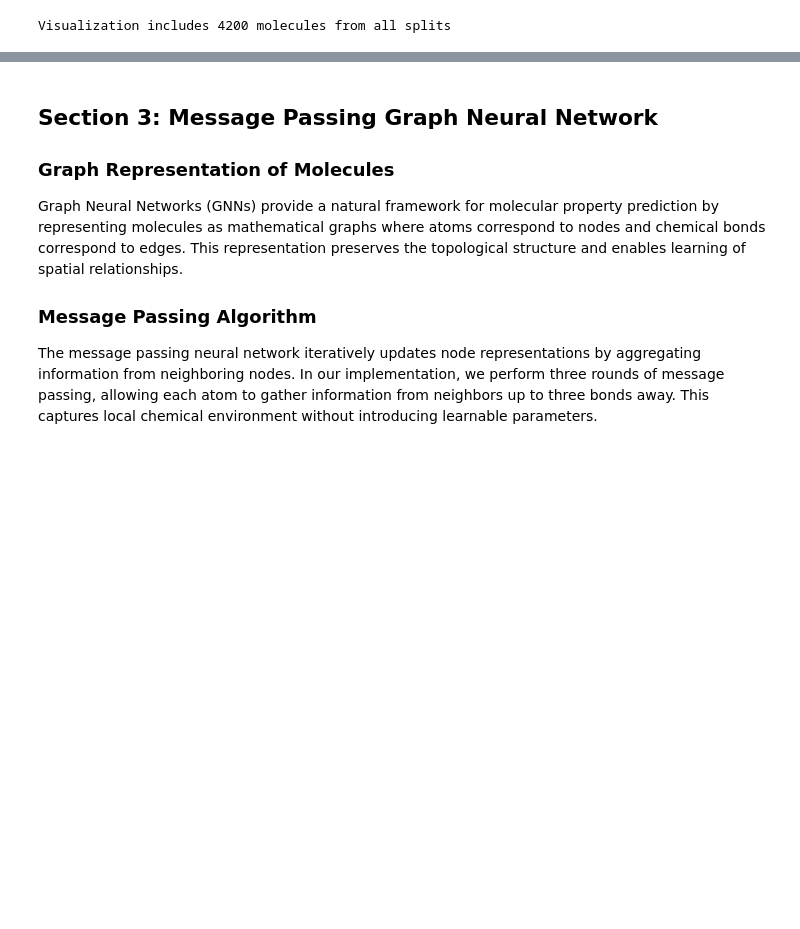
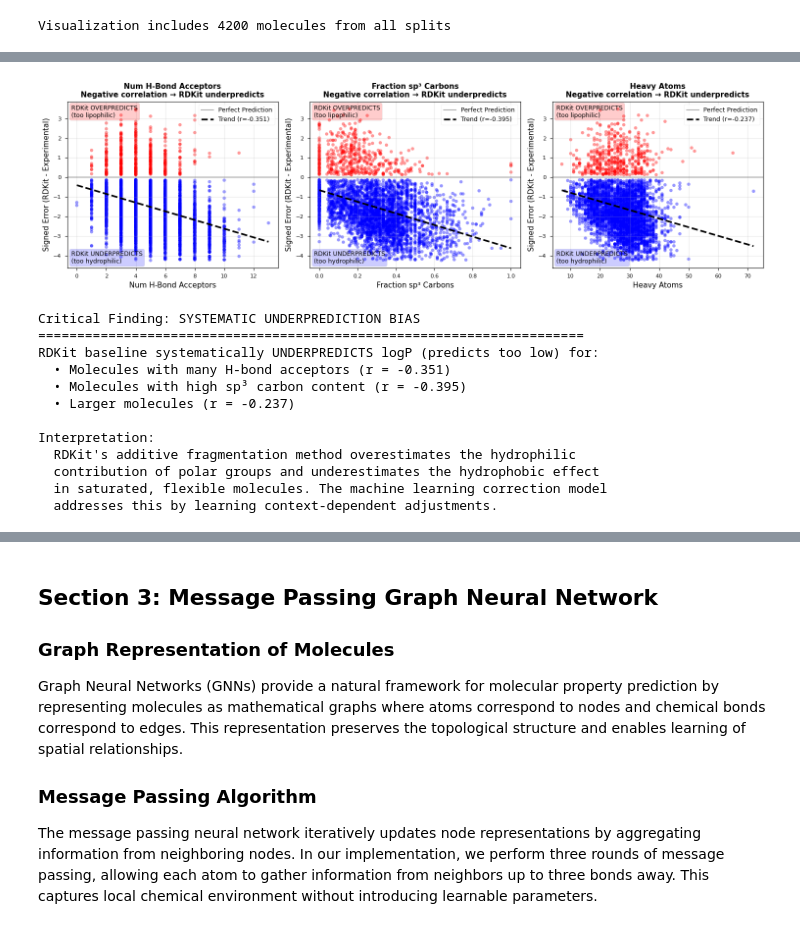
Before and after one commit to OfirSimhi1612/logP_factor_learning, a Jupyter notebook: main.ipynb, the cells around one changed output, grey strips where cells are left out. Drawn from its saved outputs; the diff is of its cells as text; code cells hidden in the pictures; blank space fills up the shorter version.

```diff
--- a/notebooks/logp_prediction_tutorial.ipynb
+++ b/main.ipynb
@@ -147,9 +147,9 @@ from src.utils.data import create_and_save_splits
 create_and_save_splits(mol_indexs=mol_indexs, mol_data=mol_data)
 
 # Load split data
-train_df = pd.read_csv('../data/splits/train.csv')
-val_df = pd.read_csv('../data/splits/val.csv')
-test_df = pd.read_csv('../data/splits/test.csv')
+train_df = pd.read_csv('data/splits/train.csv')
+val_df = pd.read_csv('data/splits/val.csv')
+test_df = pd.read_csv('data/splits/test.csv')
 
 print("Data Split Statistics")
 print("=" * 60)
@@ -287,6 +292,9 @@ plt.tight_layout()
 plt.show()
 
 print(f"\nVisualization includes {len(all_exp)} molecules from all splits")
+
+# Store for next analysis
+all_abs_errors = np.abs(all_exp - all_rdkit)
 # %% [output]
 [figure]
 Visualization includes 4200 molecules from all splits
@@ -366,3 +430,72 @@ plt.show()
+# %%
+# Visualize ERROR DIRECTION: Signed Error vs Molecular Features
+fig, axes = plt.subplots(1, 3, figsize=(15, 4.5))
+
+features_signed = [
+    (h_acceptors_filtered, 'Num H-Bond Acceptors', corr_h_signed),
+    (csp3_filtered, 'Fraction sp³ Carbons', corr_csp3_signed),
+    (heavy_filtered, 'Heavy Atoms', corr_heavy_signed)
+]
+
+for idx, (feature_data, feature_name, corr_val) in enumerate(features_signed):
+    ax = axes[idx]
+
+    # Scatter plot with color coding
+    colors = ['red' if e > 0 else 'blue' for e in signed_errors_filtered]
+    ax.scatter(feature_data, signed_errors_filtered, alpha=0.4, s=20, c=colors)
+
+    # Zero line (perfect prediction)
+    ax.axhline(y=0, color='black', linestyle='-', linewidth=1.5, alpha=0.3, label='Perfect Prediction')
+
+    # Trend line
+    z = np.polyfit(feature_data, signed_errors_filtered, 1)
+    p = np.poly1d(z)
+    x_range = np.linspace(feature_data.min(), feature_data.max(), 100)
+    ax.plot(x_range, p(x_range), 'k--', linewidth=2.5, label=f'Trend (r={corr_val:.3f})')
+
+    ax.set_xlabel(feature_name, fontsize=11)
+    ax.set_ylabel('Signed Error (RDKit - Experimental)', fontsize=11)
+    ax.set_title(f'{feature_name}\nNegative correlation → RDKit underpredicts',
+                 fontsize=11, fontweight='bold')
+    ax.grid(True, alpha=0.3)
+    ax.legend(fontsize=9, loc='upper right')
+
+    # Add text annotation
+    ax.text(0.02, 0.98, 'RDKit OVERPREDICTS\n(too lipophilic)',
+            transform=ax.transAxes, fontsize=9, verticalalignment='top',
+            bbox=dict(boxstyle='round', facecolor='red', alpha=0.2))
+    ax.text(0.02, 0.02, 'RDKit UNDERPREDICTS\n(too hydrophilic)',
+            transform=ax.transAxes, fontsize=9, verticalalignment='bottom',
+            bbox=dict(boxstyle='round', facecolor='blue', alpha=0.2))
+
+plt.tight_layout()
+plt.show()
+
+print("\nCritical Finding: SYSTEMATIC UNDERPREDICTION BIAS")
+print("=" * 70)
+print("RDKit baseline systematically UNDERPREDICTS logP (predicts too low) for:")
+print(f"  • Molecules with many H-bond acceptors (r = {corr_h_signed:.3f})")
+print(f"  • Molecules with high sp³ carbon content (r = {corr_csp3_signed:.3f})")
+print(f"  • Larger molecules (r = {corr_heavy_signed:.3f})")
+print("\nInterpretation:")
+print("  RDKit's additive fragmentation method overestimates the hydrophilic")
+print("  contribution of polar groups and underestimates the hydrophobic effect")
+print("  in saturated, flexible molecules. The machine learning correction model")
+print("  addresses this by learning context-dependent adjustments.")
+# %% [output]
+[figure, added]
+Critical Finding: SYSTEMATIC UNDERPREDICTION BIAS
+======================================================================
+RDKit baseline systematically UNDERPREDICTS logP (predicts too low) for:
+  • Molecules with many H-bond acceptors (r = -0.351)
+  • Molecules with high sp³ carbon content (r = -0.395)
+  • Larger molecules (r = -0.237)
+
+Interpretation:
+  RDKit's additive fragmentation method overestimates the hydrophilic
+  contribution of polar groups and underestimates the hydrophobic effect
+  in saturated, flexible molecules. The machine learning correction model
+  addresses this by learning context-dependent adjustments.
 # %% [markdown]
 ### Baseline Limitations
 
```
Also changed, not shown: parts of 17 cells of this notebook, 3 other files.
